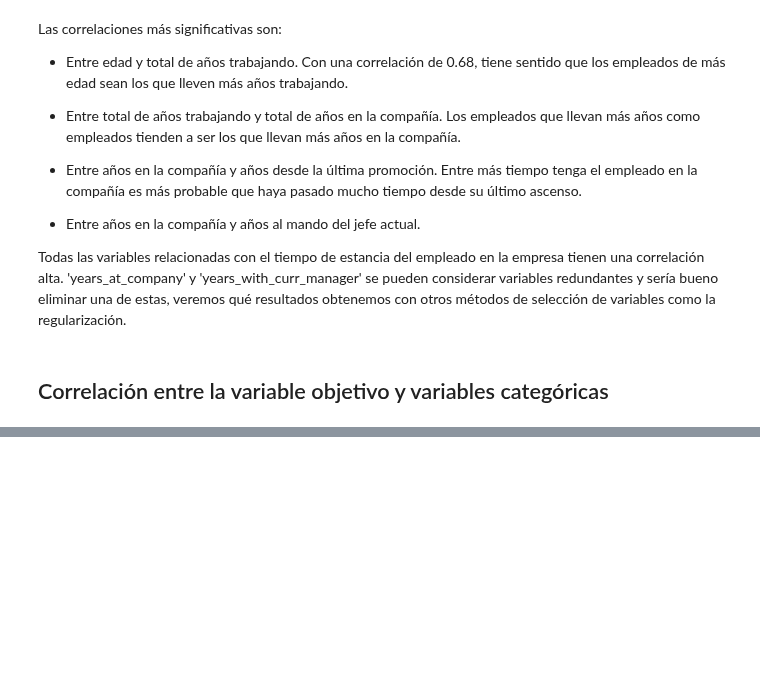
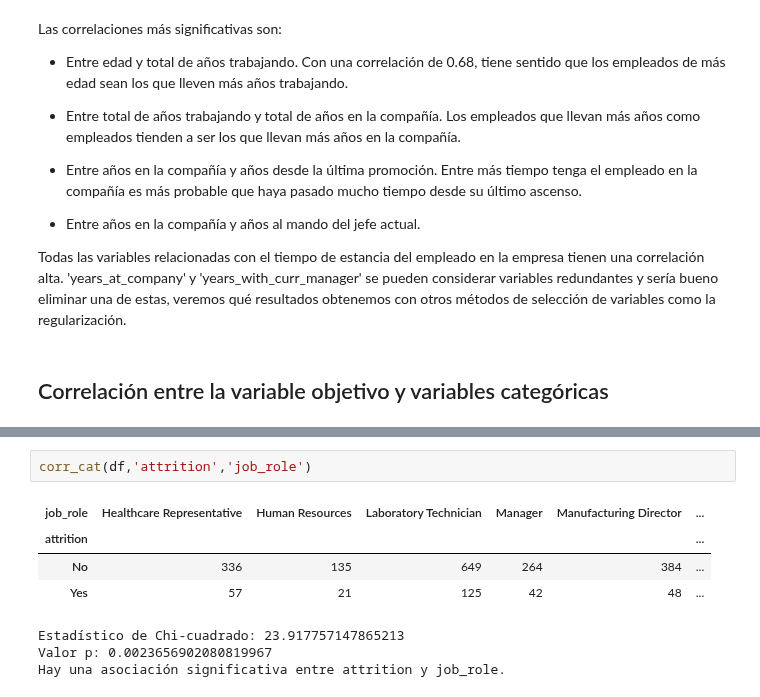
Before and after one commit to AlexanderBedoyaC/pediccion_abandono_empleo, a Jupyter notebook: 5. Alex - Análisis de correlación.ipynb, the cells around one changed output, grey strips where cells are left out. Saved outputs shown, nothing was run; the diff lists cells and outputs as text; blank space fills up the shorter version.

```diff
--- a/5. Alex - Análisis de correlación.ipynb
+++ b/5. Alex - Análisis de correlación.ipynb
@@ -95,0 +161,10 @@ def corr_cat(df, var1, var2):
+# %%
+corr_cat(df,'attrition','job_role')
+# %% [output]
+| job_role | Healthcare Representative | Human Resources | Laboratory Technician | Manager | Manufacturing Director | ... |
+| attrition |  |  |  |  |  | ... |
+| No | 336 | 135 | 649 | 264 | 384 | ... |
+| Yes | 57 | 21 | 125 | 42 | 48 | ... |
+Estadístico de Chi-cuadrado: 23.917757147865213
+Valor p: 0.0023656902080819967
+Hay una asociación significativa entre attrition y job_role.
```
Also changed, not shown: parts of 14 cells of this notebook, 2 other files.
